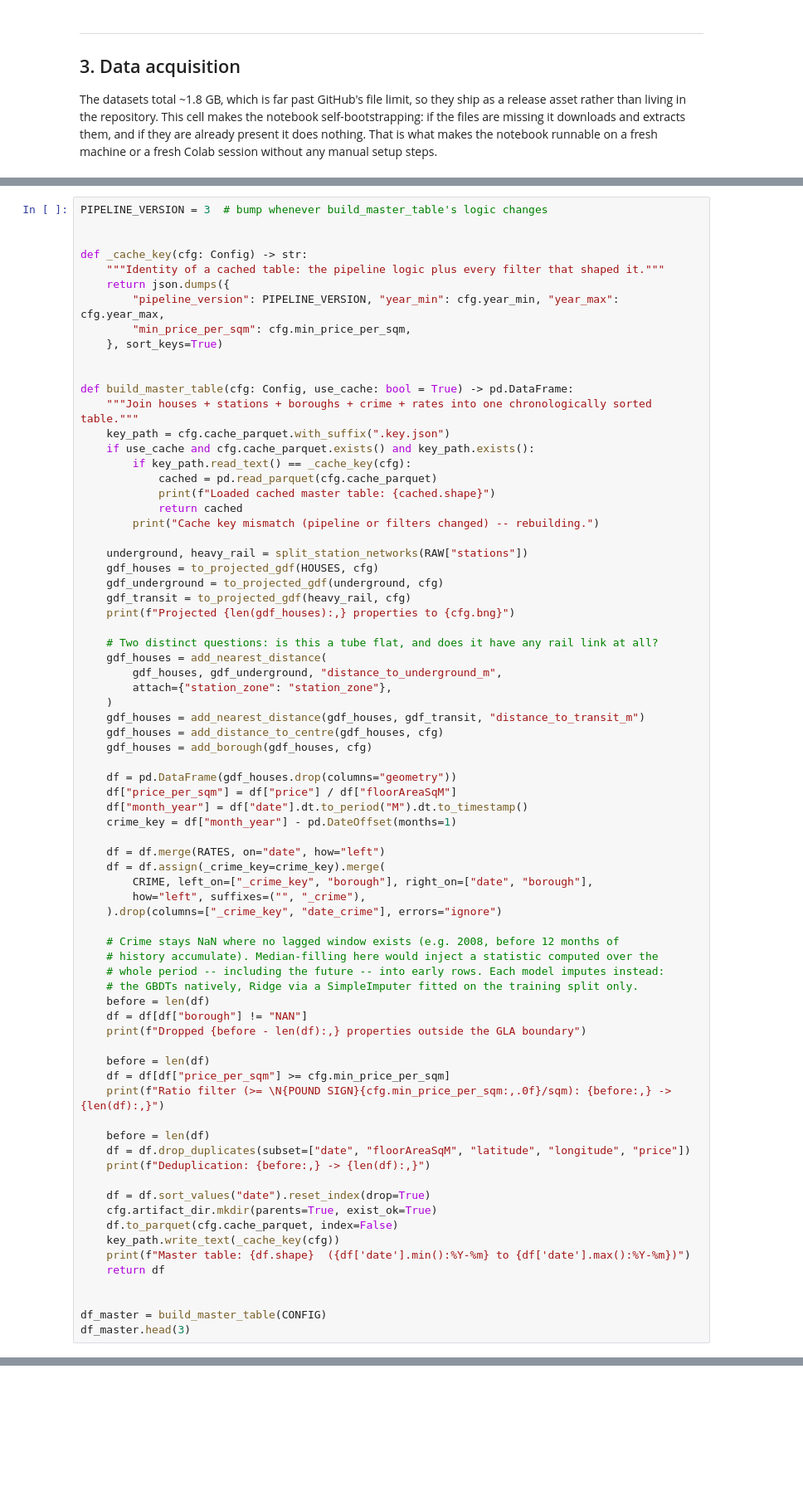
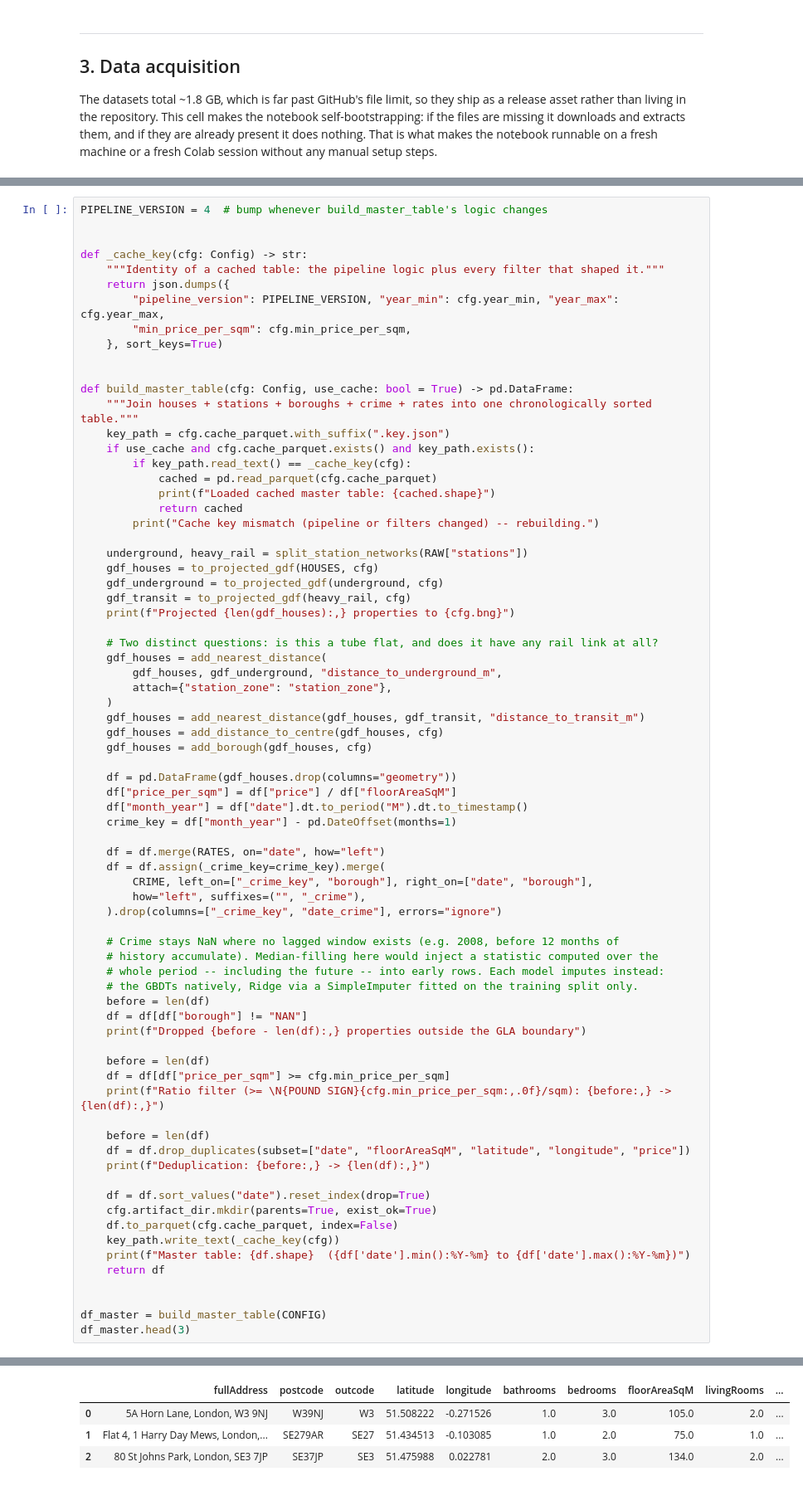
Before and after one commit to GiladAviv/LondonFlipFinder, a Jupyter notebook: london_flip_finder.ipynb, the cells around one changed output, grey strips where cells are left out. Shown at 83% size. Cells and saved outputs as stored; diff of their text form; blank space fills up the shorter version.

```diff
--- a/london_flip_finder.ipynb
+++ b/london_flip_finder.ipynb
@@ -595,7 +701,7 @@ Row filters applied here, and why:
 
 The result is cached to Parquet so later runs skip the ~1 GB crime read.
 # %%
-PIPELINE_VERSION = 3  # bump whenever build_master_table's logic changes
+PIPELINE_VERSION = 4  # bump whenever build_master_table's logic changes
 
 
 def _cache_key(cfg: Config) -> str:
@@ -668,3 +774,4 @@ def build_master_table(cfg: Config, use_cache: bool = True) -> pd.DataFrame:
 
 df_master = build_master_table(CONFIG)
 df_master.head(3)
+# %% [output]
@@ -671,3 +786,7 @@ df_master.head(3)
+|  | fullAddress | postcode | outcode | latitude | longitude | bathrooms | bedrooms | floorAreaSqM | livingRooms | ... |
+| 0 | 5A Horn Lane, London, W3 9NJ | W39NJ | W3 | 51.508222 | -0.271526 | 1.0 | 3.0 | 105.0 | 2.0 | ... |
+| 1 | Flat 4, 1 Harry Day Mews, London,... | SE279AR | SE27 | 51.434513 | -0.103085 | 1.0 | 2.0 | 75.0 | 1.0 | ... |
+| 2 | 80 St Johns Park, London, SE3 7JP | SE37JP | SE3 | 51.475988 | 0.022781 | 2.0 | 3.0 | 134.0 | 2.0 | ... |
 # %% [markdown]
 ---
 ## 8. Exploratory data analysis
```
Also changed, not shown: parts of 40 cells of this notebook, 1 other file.
